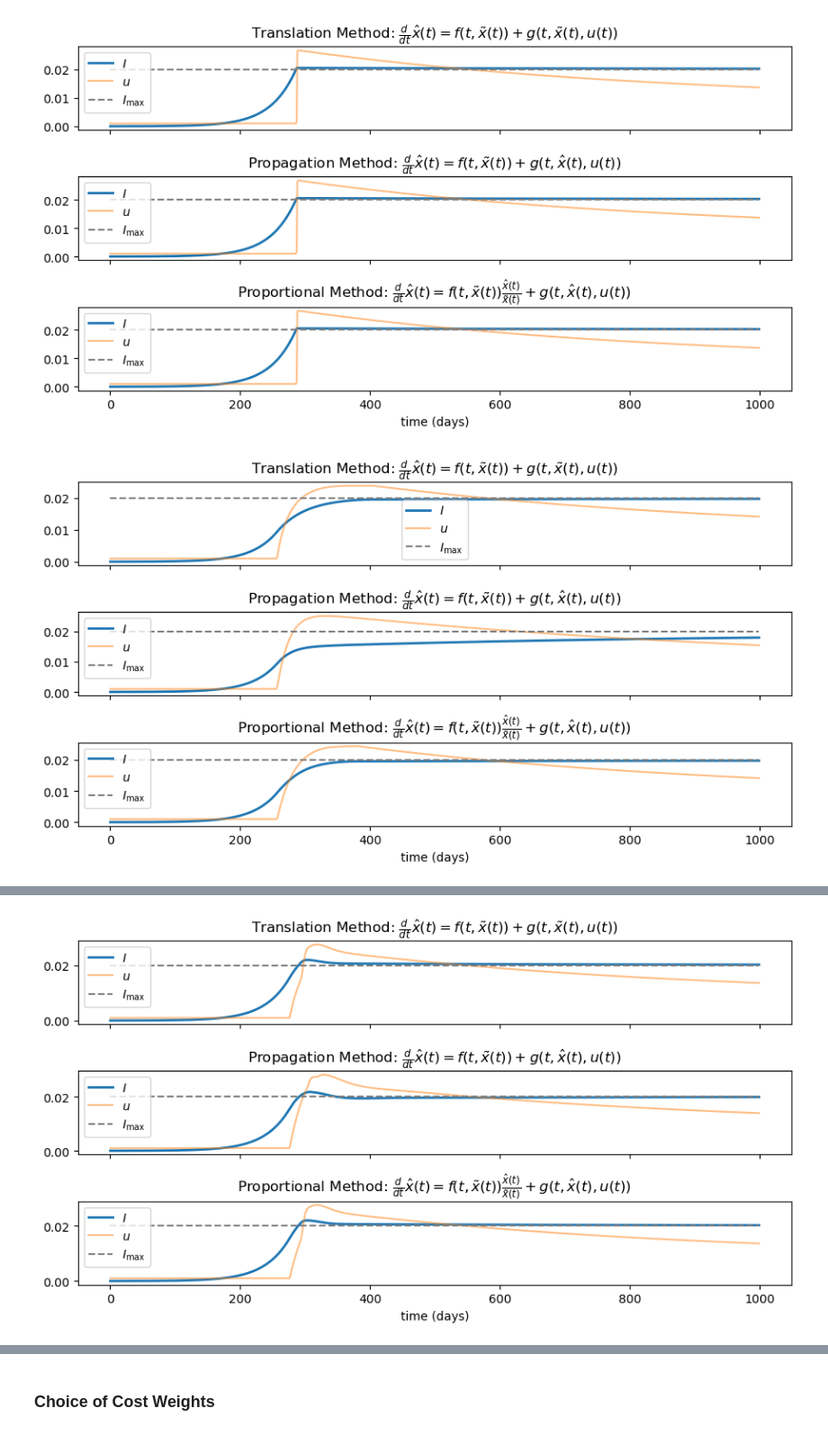
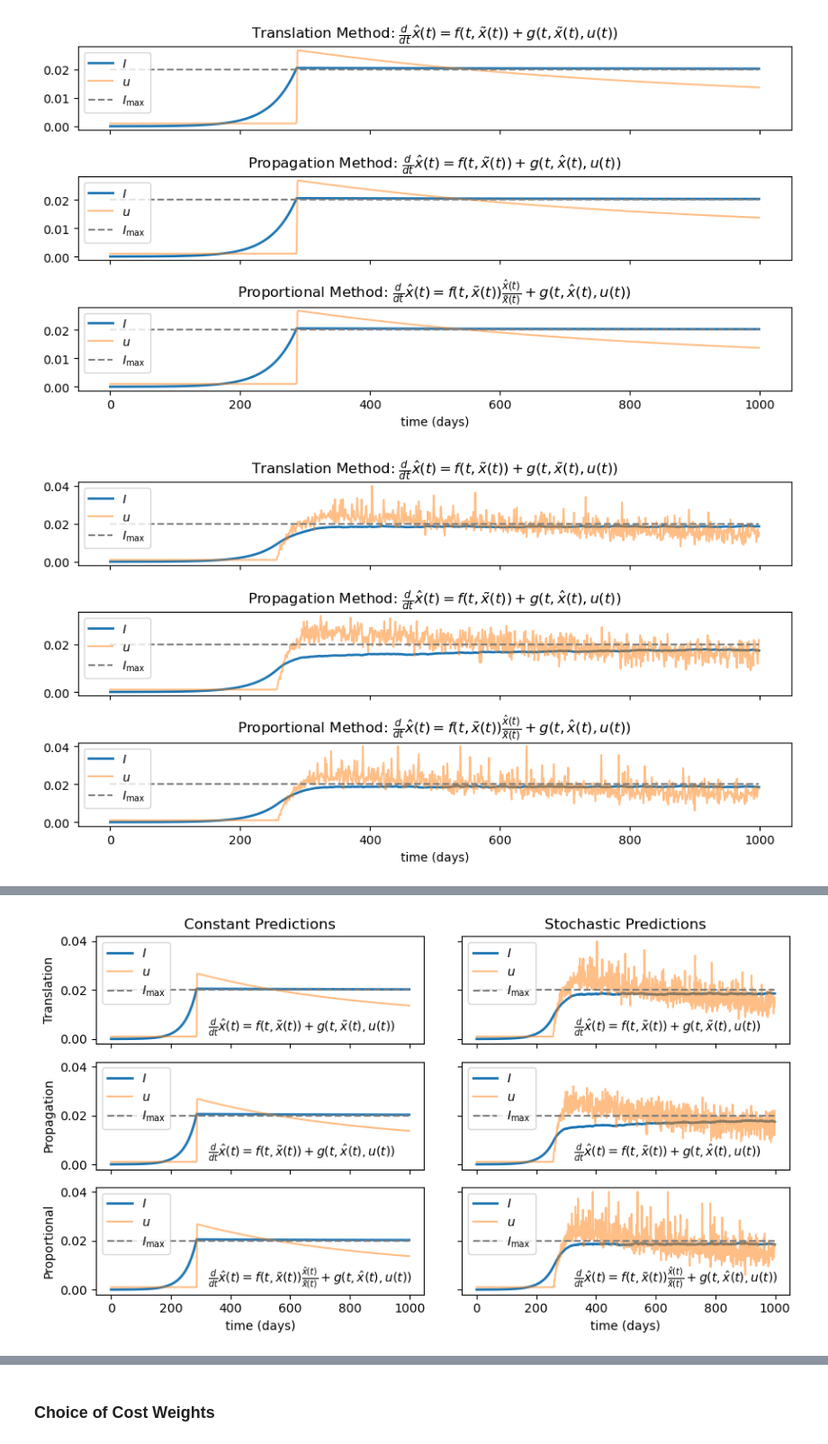
Before and after one commit to fredsonaguiar/sirq_model_control_quarantine, a Jupyter notebook: sirq model - complete.ipynb, the cells around one changed output, grey strips where cells are left out. Shown at 90% size. Cells and saved outputs as stored; diff of their text form; code cells hidden in the pictures.

```diff
--- a/sirq model - complete.ipynb
+++ b/sirq model - complete.ipynb
@@ -1050,12 +1155,12 @@ for i, strategy in enumerate(strategies):
 # %%
-filename = "predictor_files/solutions_pred_minimal_exact.pkl"
+filename = "predictor_files/solutions_pred_minimal_stoch.pkl"
 
-# pkl.dump(solutions_pred_minimal_exact, open(filename, "wb"))
-solutions_pred_minimal_exact = pkl.load(open(filename, "rb"))
+# pkl.dump(solutions_pred_minimal_stoch, open(filename, "wb"))
+solutions_pred_minimal_stoch = pkl.load(open(filename, "rb"))
 # %%
 fig, ax = plt.subplots(len(strategies), figsize=(9,5), sharex=True)
 
-for i, (strategy, equation, (states, _))  in enumerate(zip(strategies, equations, solutions_pred_minimal_exact)):
+for i, (strategy, equation, (states, _))  in enumerate(zip(strategies, equations, solutions_pred_minimal_stoch)):
     ax[i].plot(states[:,1], label="$I$", linewidth=2)
     ax[i].plot(states[:,-1], label="$u$", alpha=0.5)
     ax[i].plot(i_max*np.ones(len(states)), "--", label="$I_{\max}$", color="gray")
@@ -1065,14 +1170,7 @@ for i, (strategy, equation, (states, _))  in enumerate(zip(strategies, equations
 
 plt.xlabel("time (days)")
 fig.tight_layout()
-plt.savefig("predictor_figures/solutions_pred_minimal_exact.svg", bbox_inches='tight', format="svg")
+# plt.savefig("predictor_figures/solutions_pred_minimal_stoch.svg", bbox_inches='tight', format="svg")
 plt.show()
 # %% [output]
-[figure, old version]
+[figure, new version]
-# %%
-solutions_pred_minimal_lstm = []
-
-for i, strategy in enumerate(strategies):
-    solution = learning_based_mpc(theta, sample_lenght, start_lenght=input_lenght,
-                                  strategy=strategy, prediction="lstm", problem="minimal",)
-    solutions_pred_minimal_lstm.append(solution)
@@ -1084,17 +1177,28 @@ solutions_pred_minimal_lstm = pkl.load(open(filename, "rb"))
 # %%
-fig, ax = plt.subplots(len(strategies), figsize=(9,5), sharex=True)
+fig, ax = plt.subplots(len(strategies), 2, figsize=(9,5), sharex=True, sharey=True)
 # fig, ax = plt.subplots(len(strategies))
 
-for i, (strategy, equation, (states, _))  in enumerate(zip(strategies, equations, solutions_pred_minimal_lstm)):
-    ax[i].plot(states[:,1], label="$I$", linewidth=2)
-    ax[i].plot(states[:,-1], label="$u$", alpha=0.5)
-    ax[i].plot(i_max*np.ones(len(states)), "--", label="$I_{\max}$", color="gray")
+predictions = ["Constant", "Stochastic"]
+solutions_pred = [solutions_pred_minimal_const, solutions_pred_minimal_stoch]
 
-    ax[i].set_title("{} Method: {}".format(strategy.title(), equation))
-    ax[i].legend()
+for j, (prediction, solutions) in enumerate(zip(predictions, solutions_pred)):
+    for i, (strategy, equation, (states, _))  in enumerate(zip(strategies, equations, solutions)):
+        ax[i][j].plot(states[:,1], label="$I$", linewidth=2)
+        ax[i][j].plot(states[:,-1], label="$u$", alpha=0.5)
+        ax[i][j].plot(i_max*np.ones(len(states)), "--", label="$I_{\max}$", color="gray")
 
-plt.xlabel("time (days)")
+
+        ax[i][j].text(325, 0.003, equation)
+        if j == 0:
+            ax[i][j].set_ylabel(strategy.title())
+        if i == 0:
+            ax[i][j].set_title("{} Predictions".format(prediction))
+        if i == 2:
+            ax[i][j].set_xlabel("time (days)")
+        ax[i][j].legend(loc="upper left")
+
+
 fig.tight_layout()
-plt.savefig("predictor_figures/solutions_pred_minimal_lstm.svg", bbox_inches='tight', format="svg")
+plt.savefig("predictor_figures/solutions_pred_minimal_others.svg", bbox_inches='tight', format="svg")
 plt.show()
 # %% [output]
@@ -1101 +1222 @@ plt.show()
-[figure, old version]
+[figure, new version]
```
Also changed, not shown: parts of 58 cells of this notebook, 28 other files.
